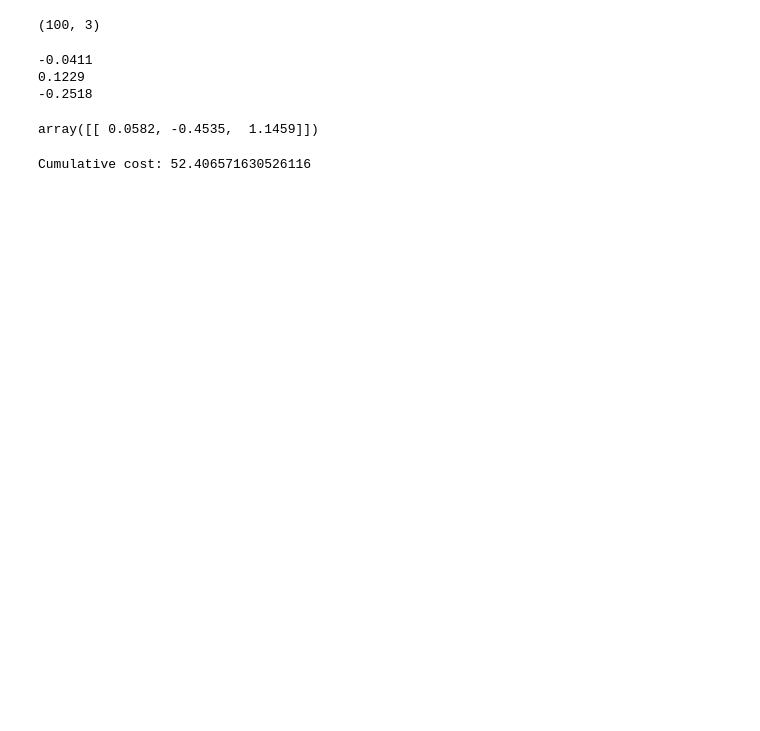
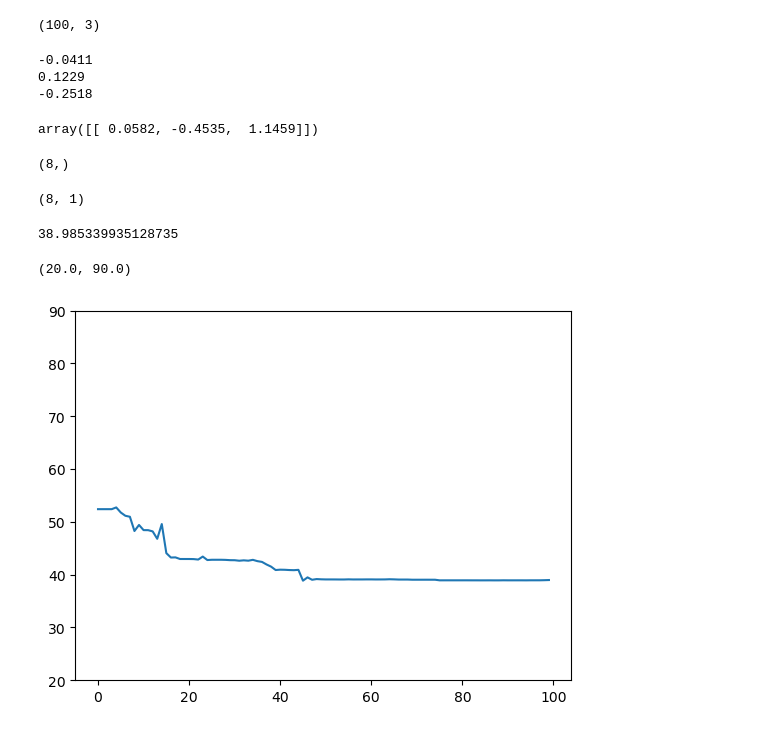
Before and after one commit to adevrent/WQU_DP, a Jupyter notebook: MITx_IDS.S24x/Project 3/Project3.ipynb, the cells around one changed output. Cells and saved outputs as stored; diff of their text form; code cells hidden in the pictures; blank space fills up the shorter version.

```diff
--- a/MITx_IDS.S24x/Project 3/Project3.ipynb
+++ b/MITx_IDS.S24x/Project 3/Project3.ipynb
@@ -102,31 +101,42 @@ def calc_Q(xt, ut, theta):
     phi = calc_phi(xt, ut)
     return theta.T @ phi
 
-def run_Q_simulation(x0, w_arr, theta0, T=100):
+def run_Q_simulation(x0, w_arr, theta0, T=100, alpha=None, epsilon=None):
     x_arr = [x0]
     u_arr = []
     C_arr = []
+    theta_arr = [theta0]
 
     x = copy.deepcopy(x0)
     theta = copy.deepcopy(theta0)
 
     for i in range(T):
         w = w_arr[i, :][:, np.newaxis]
+
         u = -1/(2*theta[-1]) * (theta[2]*x[0] + theta[4]*x[1] + theta[6]*x[2])
         u_arr.append(u)
+
+        Q = calc_Q(x, u, theta)
 
         x = transition(x, u, w)
         C = cost(x, u)
         x_arr.append(x)
         C_arr.append(C)
 
+        new_u = -1/(2*theta[-1]) * (theta[2]*x[0] + theta[4]*x[1] + theta[6]*x[2])
+
+        if alpha is not None:  # if there is a learning rate, update theta
+            theta = theta + alpha * calc_phi(x, u) * (C + calc_Q(x, new_u, theta) - Q)
+            theta_arr.append(theta)
+
     u_arr = np.array(u_arr).squeeze()
     x_arr = np.array(x_arr).squeeze()
     C_arr = np.array(C_arr).squeeze()
+    theta_arr = np.array(theta_arr).squeeze()
 
     J_arr = C_arr.cumsum()
-    print("Cumulative cost:", J_arr[-2])
-    return x_arr, C_arr, J_arr
+    # print("Cumulative cost:", J_arr[-2])
+    return x_arr, C_arr, J_arr, theta_arr
 # %%
 from scipy import linalg as la
 P = la.solve_discrete_are(A, B, M, R)
@@ -161,6 +171,32 @@ performance_dict["Random"] = run_simulation(x0, u_arr, W)
 # %%
 theta0 = np.array([1, 1, 1, -2, -2, 2, 2, 1])[:, np.newaxis]
 
-x_arr, C_arr, J_arr = run_Q_simulation(x0, W, theta0, T=100)
+x_arr_naive, C_arr, J_arr, theta_arr = run_Q_simulation(x0, W, theta0, T=100)
+print(theta_arr.squeeze().shape)
 # %% [output]
-Cumulative cost: 52.406571630526116
+(8,)
+# %%
+theta0 = np.array([1, 1, 1, -2, -2, 2, 2, 1])[:, np.newaxis]
+np.random.seed(10001)
+sigma = 0.2
+W = sigma * np.random.randn(100*5, 3)
+
+x_arr, C_arr, J_arr, theta_arr = run_Q_simulation(x0, W, theta0, T=100*5, alpha=0.01)
+theta_arr[0, :][:, np.newaxis].shape
+# %% [output]
+(8, 1)
+# %%
+cum_cost_arr = []
+for t in range(100):
+    theta = theta_arr[t, :][:, np.newaxis]
+    x_arr_QL, J_arr = run_Q_simulation(x0, W, theta)[0:3:2]
+    cum_cost_arr.append(J_arr[-2])
+
+print(cum_cost_arr[-1])
+
+plt.plot(cum_cost_arr)
+plt.ylim((20, 90))
+# %% [output]
+38.985339935128735
+(20.0, 90.0)
+[figure, added]
```
Also changed, not shown: parts of 2 cells of this notebook.
